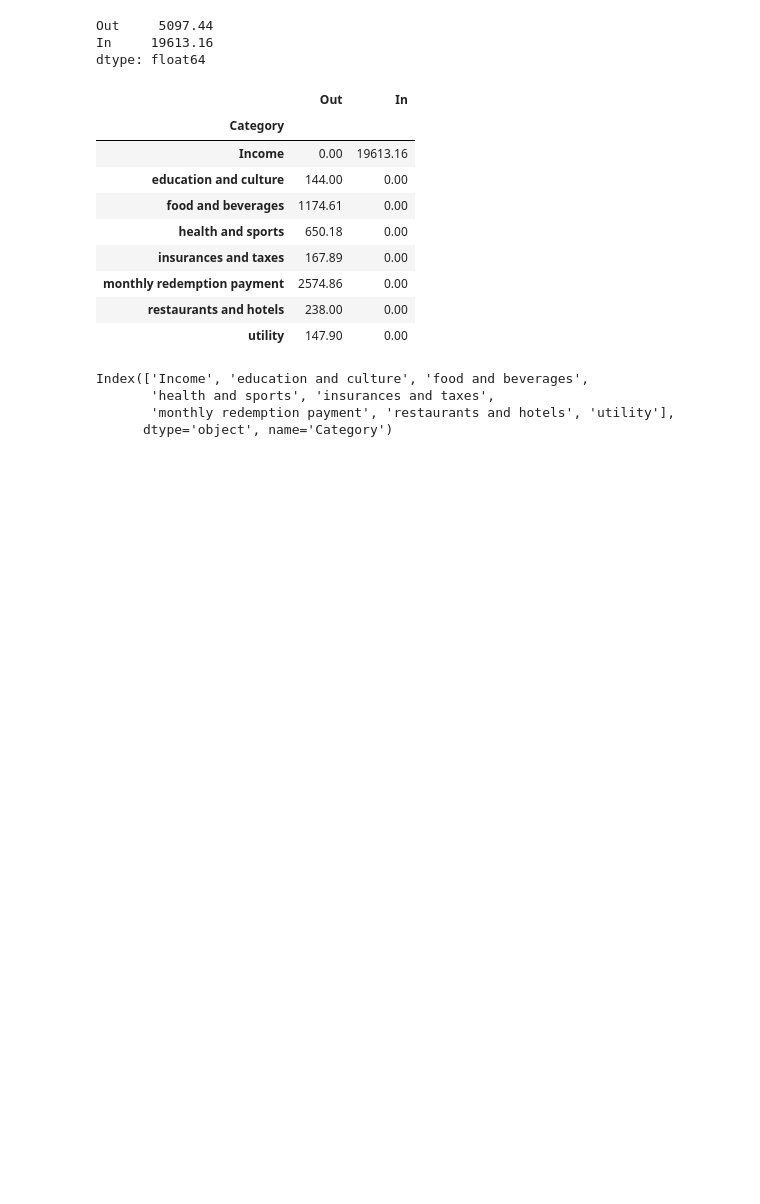
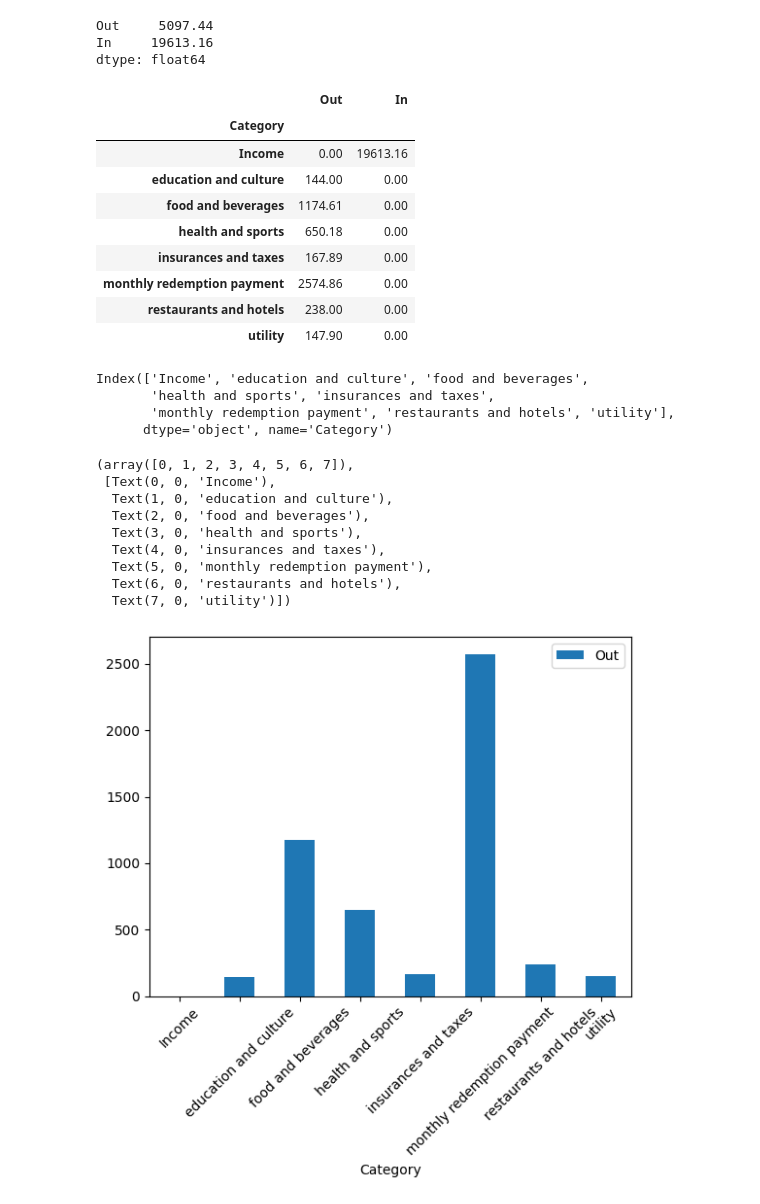
Before and after one commit to birenpun/mycode, a Jupyter notebook: cashflow/cashflow.ipynb, the cells around one changed output. Drawn from its saved outputs; the diff is of its cells as text; code cells hidden in the pictures; blank space fills up the shorter version.

```diff
--- a/cashflow/cashflow.ipynb
+++ b/cashflow/cashflow.ipynb
@@ -50,3 +50,19 @@ Index(['Income', 'education and culture', 'food and beverages',
        'health and sports', 'insurances and taxes',
        'monthly redemption payment', 'restaurants and hotels', 'utility'],
       dtype='object', name='Category')
+# %%
+import matplotlib.pyplot as plt
+
+ax = category_sums.plot.bar(y="Out")
+plt.xticks(rotation=45)
+# %% [output]
+(array([0, 1, 2, 3, 4, 5, 6, 7]),
+ [Text(0, 0, 'Income'),
+  Text(1, 0, 'education and culture'),
+  Text(2, 0, 'food and beverages'),
+  Text(3, 0, 'health and sports'),
+  Text(4, 0, 'insurances and taxes'),
+  Text(5, 0, 'monthly redemption payment'),
+  Text(6, 0, 'restaurants and hotels'),
+  Text(7, 0, 'utility')])
+[figure, added]
```
Also changed, not shown: parts of 3 cells of this notebook, 2 other files.
